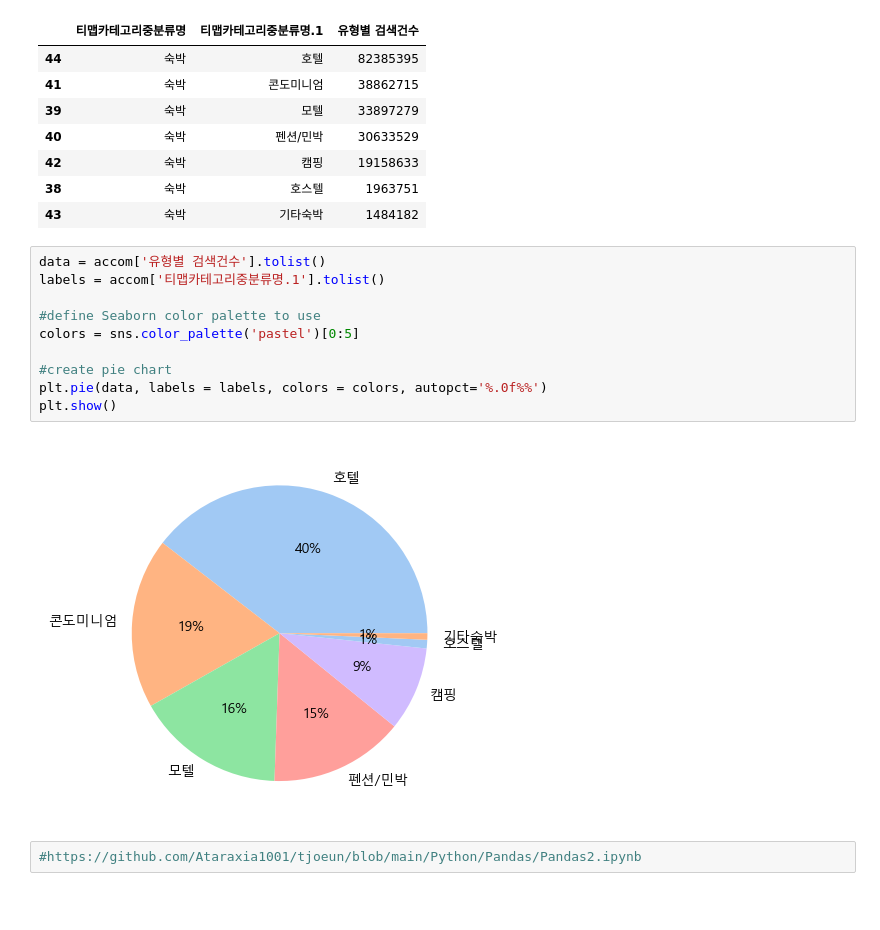
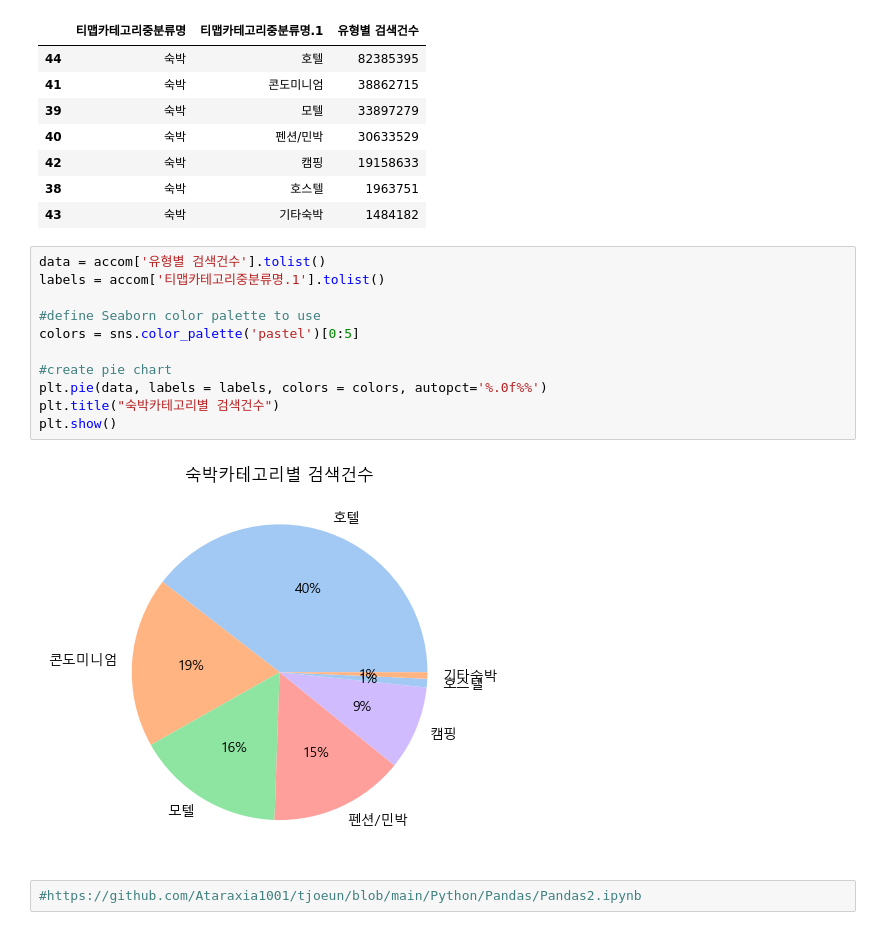
Before and after one commit to sdkim96/Login_project, a Jupyter notebook: Data_analysis_visualization/search_analysis.ipynb, the cells around one changed output. Cells and saved outputs as stored; diff of their text form; blank space fills up the shorter version.

```diff
--- a/Data_analysis_visualization/search_analysis.ipynb
+++ b/Data_analysis_visualization/search_analysis.ipynb
@@ -378,15 +380,16 @@ accom
 # %%
 data = accom['유형별 검색건수'].tolist()
 labels = accom['티맵카테고리중분류명.1'].tolist()
 
 #define Seaborn color palette to use
 colors = sns.color_palette('pastel')[0:5]
 
 #create pie chart
 plt.pie(data, labels = labels, colors = colors, autopct='%.0f%%')
+plt.title("숙박카테고리별 검색건수")
 plt.show()
 # %% [output]
-[figure, old version]
+[figure, new version]
 # %%
 #https://github.com/Ataraxia1001/tjoeun/blob/main/Python/Pandas/Pandas2.ipynb
 # %%
```
Also changed, not shown: parts of 7 cells of this notebook, 2 other files.
